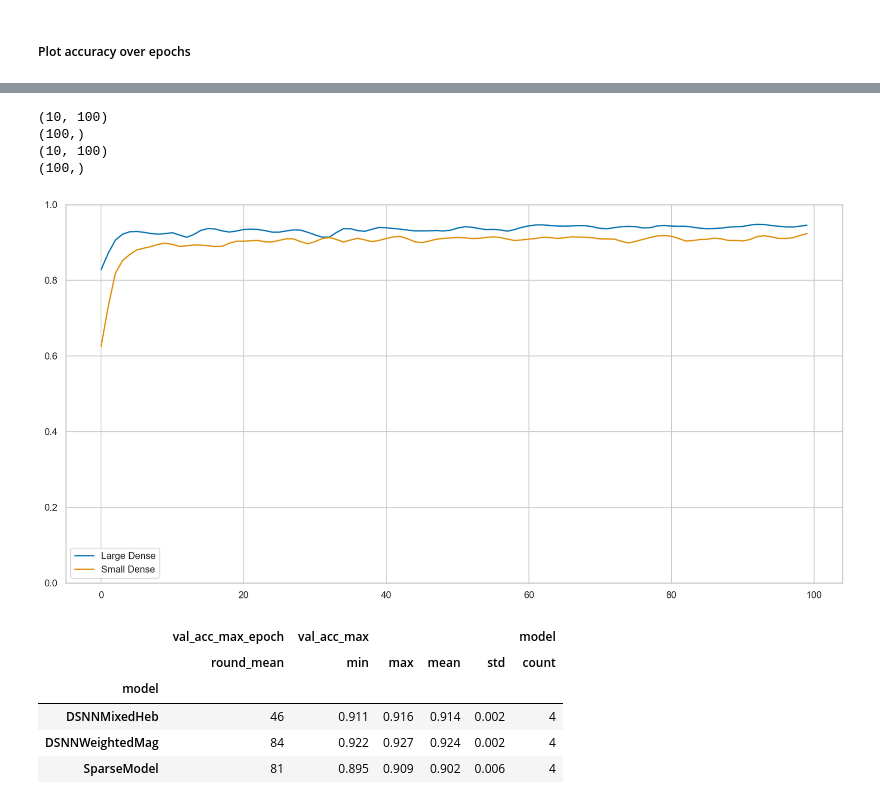
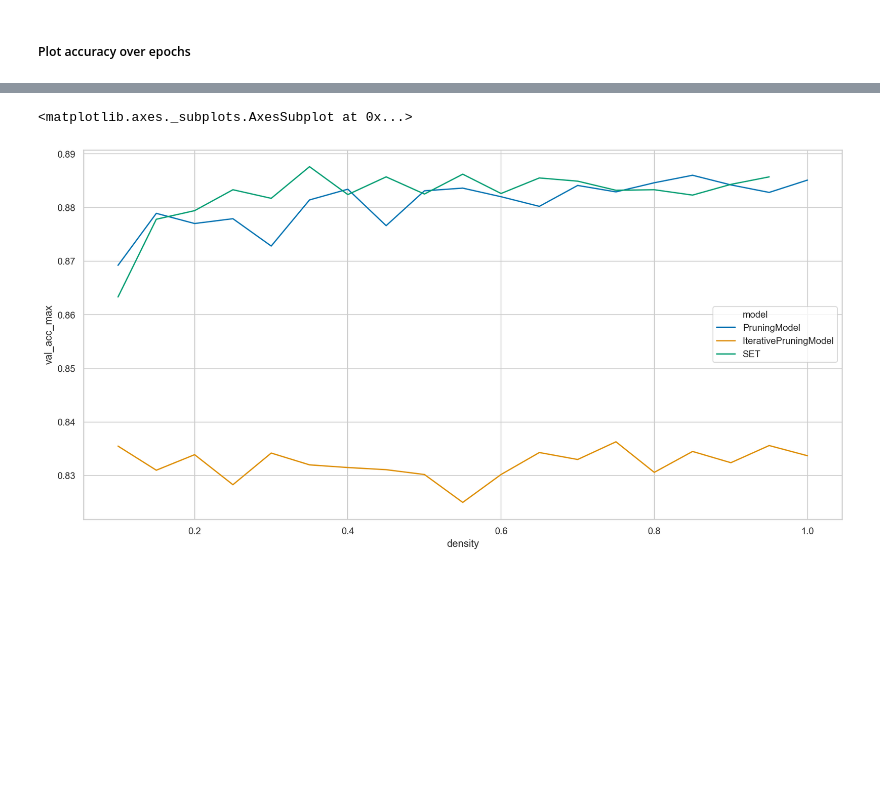
Before and after one commit to numenta/nupic.research, a Jupyter notebook: projects/dynamic_sparse/notebooks/ExperimentAnalysis-Comparisons.ipynb, the cells around one changed output, grey strips where cells are left out. Drawn from its saved outputs; the diff is of its cells as text; code cells hidden in the pictures; blank space fills up the shorter version.

```diff
--- a/projects/dynamic_sparse/notebooks/ExperimentAnalysis-Comparisons.ipynb
+++ b/projects/dynamic_sparse/notebooks/ExperimentAnalysis-Comparisons.ipynb
@@ -330,29 +196,7 @@ np.array(list(df[filter]['val_acc_all'])).shape
-# %%
-for network in ['GSCHeb', 'GSCHebSmall']:
-    filter = (df['network'] == network) & (df['model'] == 'BaseModel')
-    data = np.array(list(df[filter]['val_acc_all']))
-    print(data.shape)
-    data = data.mean(axis=0)
-    print(data.shape)
-    smoothed_data = gaussian_filter1d(data, sigma=1)
-    # plt.plot(x, ysmoothed)
-    plt.plot(smoothed_data, label=d[network])
-
-plt.legend()
-plt.ylim((0,1));
-# %% [output]
-(10, 100)
-(100,)
-(10, 100)
-(100,)
-[figure, removed]
-# %%
-filter = df['on_perc'] == 0.04
-agg('model', filter)
-# %% [output]
-|  | val_acc_max_epoch | val_acc_max |  |  |  | model |
-|  | round_mean | min | max | mean | std | count |
-| model |  |  |  |  |  |  |
-| DSNNMixedHeb | 46 | 0.911 | 0.916 | 0.914 | 0.002 | 4 |
-| DSNNWeightedMag | 84 | 0.922 | 0.927 | 0.924 | 0.002 | 4 |
-| SparseModel | 81 | 0.895 | 0.909 | 0.902 | 0.006 | 4 |
+# %%
+# translate model names
+rcParams['figure.figsize'] = 16, 8
+sns.lineplot(data=df, x='density', y='val_acc_max', hue='model')
+# %% [output]
+<matplotlib.axes._subplots.AxesSubplot at 0x...>
+[figure, added]
```
Also changed, not shown: parts of 16 cells of this notebook.
